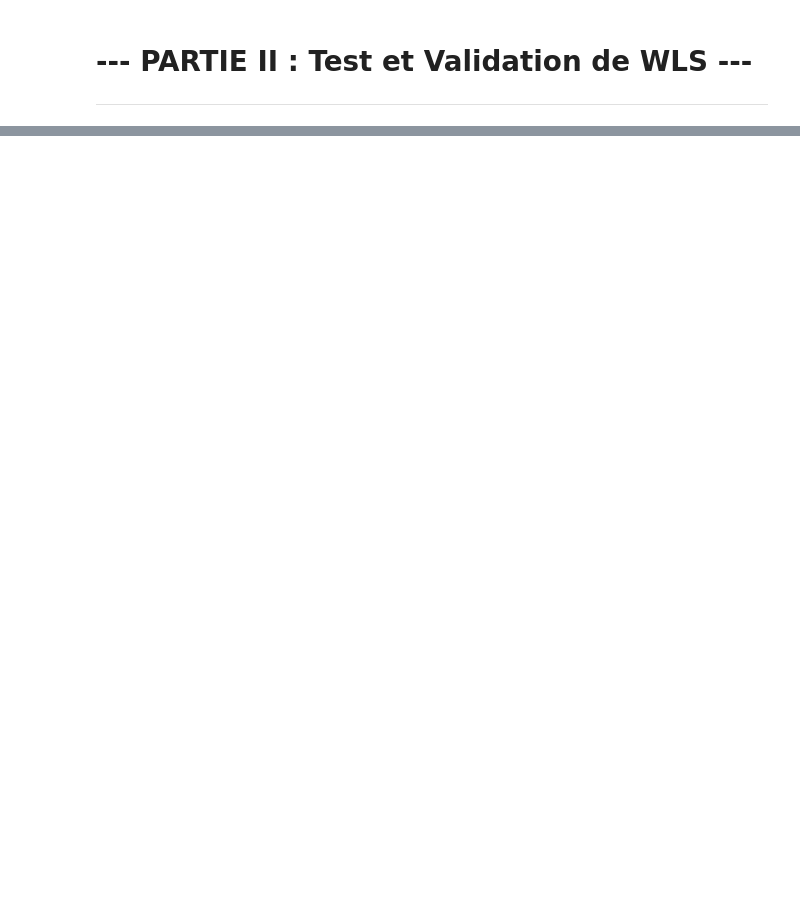
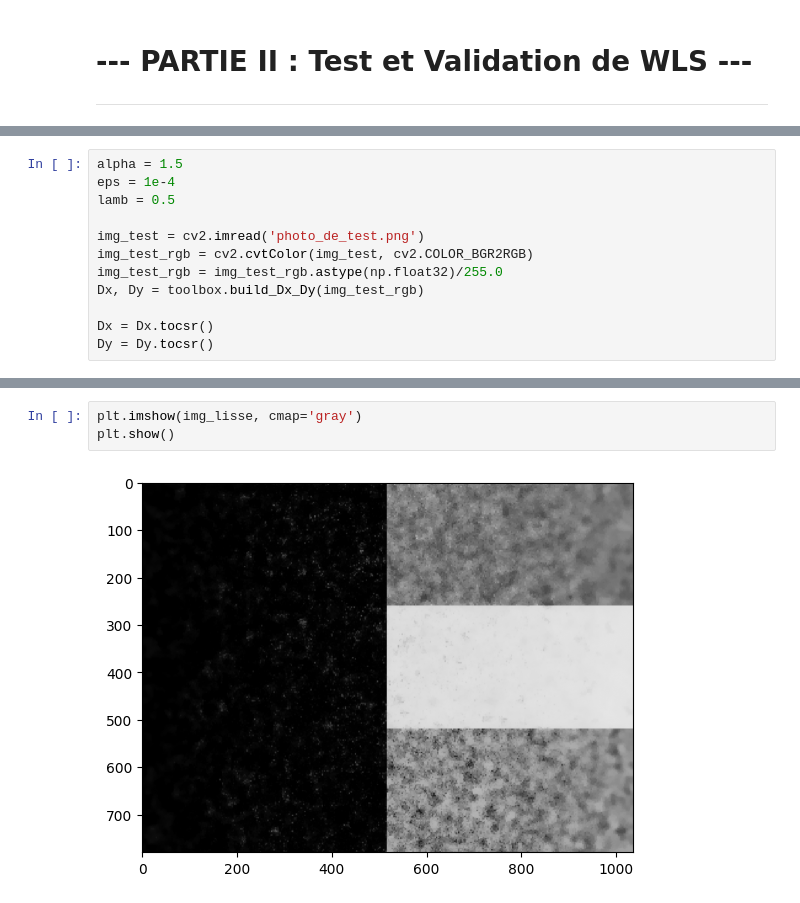
Before and after one commit to OiseauDesNuages/Projet_Image, a Jupyter notebook: projet.ipynb, the cells around one changed output, grey strips where cells are left out. Drawn from its saved outputs; the diff is of its cells as text; blank space fills up the shorter version.

```diff
--- a/projet.ipynb
+++ b/projet.ipynb
@@ -118 +39,13 @@ img_lisse = u_flat.reshape((nb_lignes, nb_colonnes))
+# %%
+alpha = 1.5
+eps = 1e-4
+lamb = 0.5
+
+img_test = cv2.imread('photo_de_test.png')
+img_test_rgb = cv2.cvtColor(img_test, cv2.COLOR_BGR2RGB)
+img_test_rgb = img_test_rgb.astype(np.float32)/255.0
+Dx, Dy = toolbox.build_Dx_Dy(img_test_rgb)
+
+Dx = Dx.tocsr()
+Dy = Dy.tocsr()
 # %%
@@ -125,0 +53,5 @@ plt.show()
+# %%
+plt.imshow(img_lisse, cmap='gray')
+plt.show()
+# %% [output]
+[figure, added]
```
Also changed, not shown: parts of 4 cells of this notebook, 2 other files.
